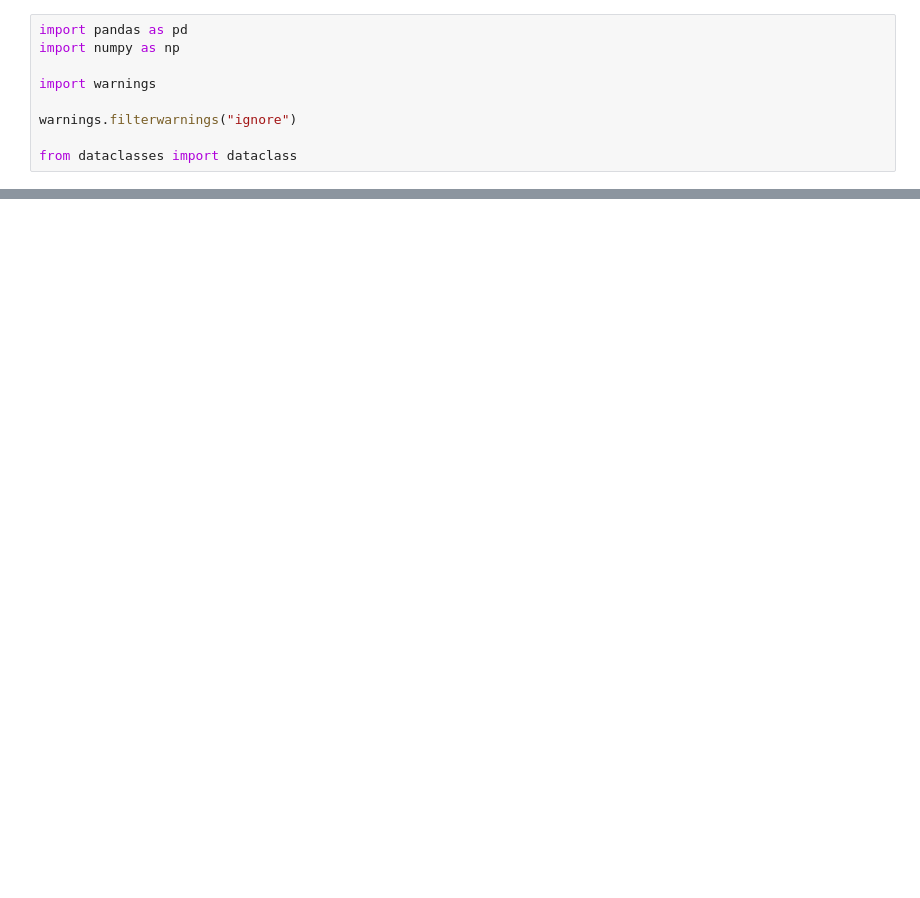
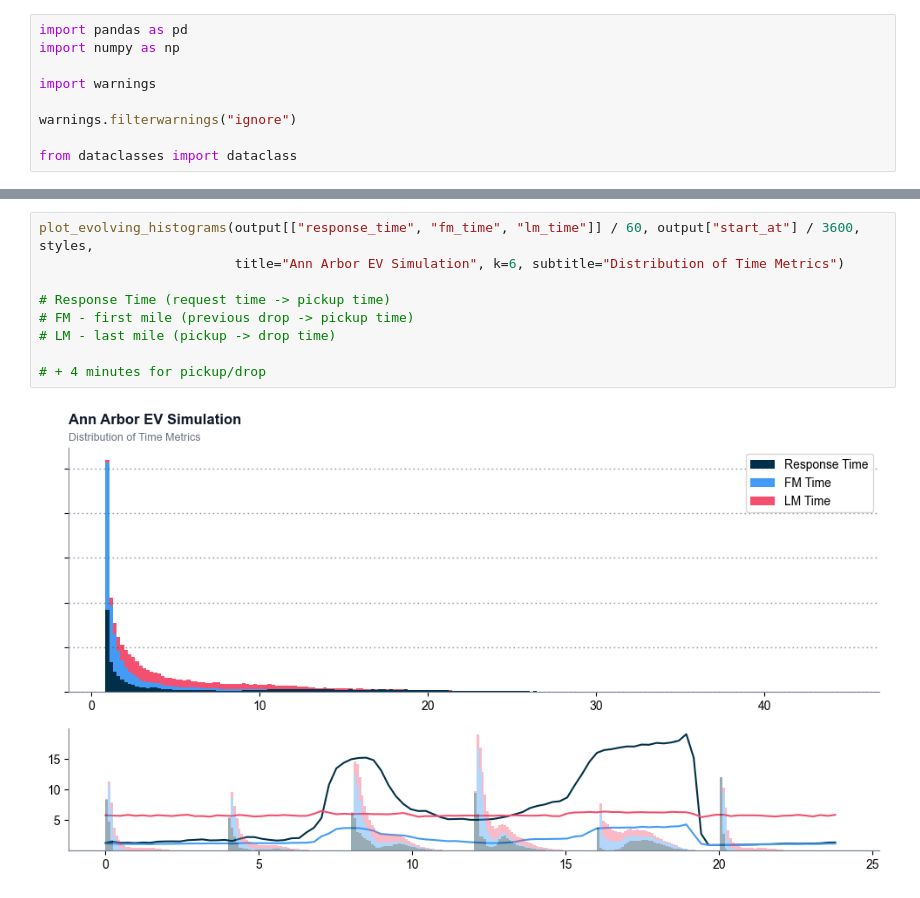
Before and after one commit to BhavyeMathur/av-sim, a Jupyter notebook: semcog.ipynb, the cells around one changed output, grey strips where cells are left out. Cells and saved outputs as stored; diff of their text form; blank space fills up the shorter version.

```diff
--- a/semcog.ipynb
+++ b/semcog.ipynb
@@ -194,0 +191,11 @@ plot_evolving_histograms(output[["fm_dist", "lm_dist", "predicted_lm_dist"]] / 6
+# %%
+plot_evolving_histograms(output[["response_time", "fm_time", "lm_time"]] / 60, output["start_at"] / 3600, styles,
+                         title="Ann Arbor EV Simulation", k=6, subtitle="Distribution of Time Metrics")
+
+# Response Time (request time -> pickup time)
+# FM - first mile (previous drop -> pickup time)
+# LM - last mile (pickup -> drop time)
+
+# + 4 minutes for pickup/drop
+# %% [output]
+[figure, added]
```
Also changed, not shown: parts of 10 cells of this notebook, 14 other files.
